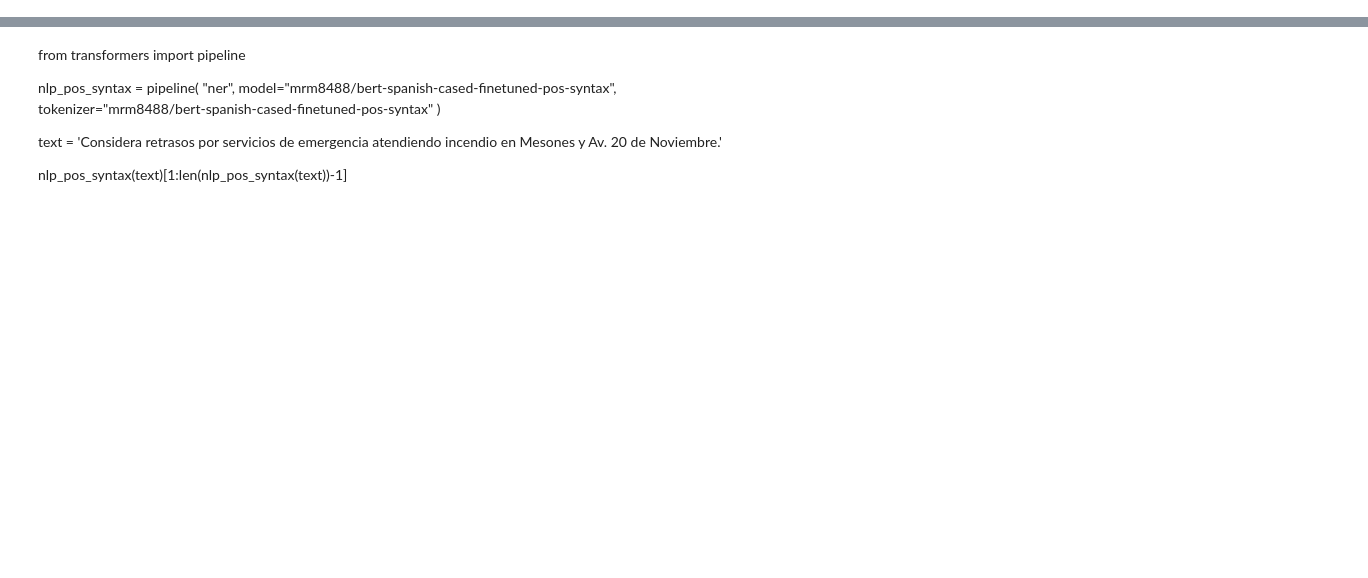
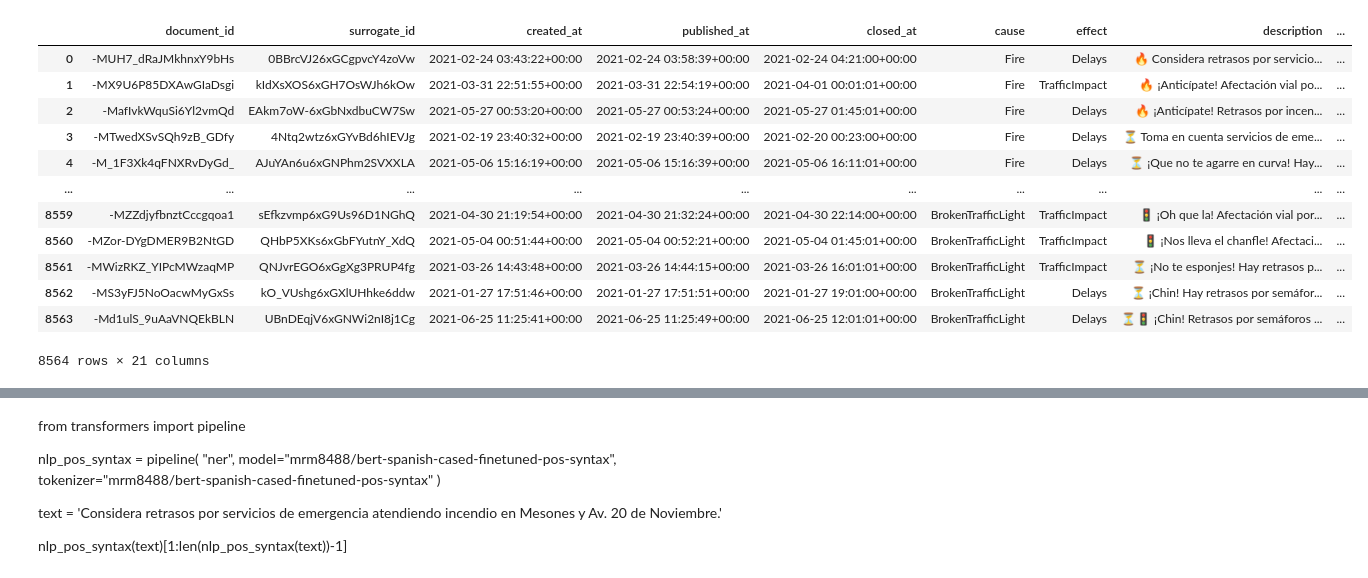
Before and after one commit to ComMutants/Capstone-WIMT, a Jupyter notebook: notebooks/WIMT_Capstone.ipynb, the cells around one changed output, grey strips where cells are left out. Cells and saved outputs as stored; diff of their text form; code cells hidden in the pictures; blank space fills up the shorter version.

```diff
--- a/notebooks/WIMT_Capstone.ipynb
+++ b/notebooks/WIMT_Capstone.ipynb
@@ -12,2 +12,2 @@ import torch
 # %%
-alert_df=pd.read_json("/Users/fortes/neuefische/Capstone-WIMT/data/alerts.json")
+alert_df=pd.read_json("/Users/chrisgilibert/neuefische/Capstone-WIMT/data/alerts.json")
@@ -33,0 +20,6 @@ notification_df
+# %%
+alert2= alert_df[['surrogate_id','agency']].set_index('surrogate_id')
+alert2= pd.get_dummies(alert2)
+# %%
+grouped_alert= alert2.groupby(by='surrogate_id').sum()
+grouped_alert.info()
@@ -33,0 +45,4 @@ notification_df
+# %%
+alert_df.drop(['agency'], axis=1, inplace=True)
+alert_df.drop_duplicates(subset='surrogate_id',inplace=True,ignore_index=True)
+alert_df.info()
@@ -33,0 +67,17 @@ notification_df
+# %%
+alert_df= pd.merge(alert_df,grouped_alert, on='surrogate_id' )
+alert_df
+# %% [output]
+|  | document_id | surrogate_id | created_at | published_at | closed_at | cause | effect | description | ... |
+| 0 | -MUH7_dRaJMkhnxY9bHs | 0BBrcVJ26xGCgpvcY4zoVw | 2021-02-24 03:43:22+00:00 | 2021-02-24 03:58:39+00:00 | 2021-02-24 04:21:00+00:00 | Fire | Delays | 🔥 Considera retrasos por servicio... | ... |
+| 1 | -MX9U6P85DXAwGIaDsgi | kIdXsXOS6xGH7OsWJh6kOw | 2021-03-31 22:51:55+00:00 | 2021-03-31 22:54:19+00:00 | 2021-04-01 00:01:01+00:00 | Fire | TrafficImpact | 🔥 ¡Anticípate! Afectación vial po... | ... |
+| 2 | -MafIvkWquSi6Yl2vmQd | EAkm7oW-6xGbNxdbuCW7Sw | 2021-05-27 00:53:20+00:00 | 2021-05-27 00:53:24+00:00 | 2021-05-27 01:45:01+00:00 | Fire | Delays | 🔥 ¡Anticípate! Retrasos por incen... | ... |
+| 3 | -MTwedXSvSQh9zB_GDfy | 4Ntq2wtz6xGYvBd6hIEVJg | 2021-02-19 23:40:32+00:00 | 2021-02-19 23:40:39+00:00 | 2021-02-20 00:23:00+00:00 | Fire | Delays | ⏳ Toma en cuenta servicios de eme... | ... |
+| 4 | -M_1F3Xk4qFNXRvDyGd_ | AJuYAn6u6xGNPhm2SVXXLA | 2021-05-06 15:16:19+00:00 | 2021-05-06 15:16:39+00:00 | 2021-05-06 16:11:01+00:00 | Fire | Delays | ⏳ ¡Que no te agarre en curva! Hay... | ... |
+| ... | ... | ... | ... | ... | ... | ... | ... | ... | ... |
+| 8559 | -MZZdjyfbnztCccgqoa1 | sEfkzvmp6xG9Us96D1NGhQ | 2021-04-30 21:19:54+00:00 | 2021-04-30 21:32:24+00:00 | 2021-04-30 22:14:00+00:00 | BrokenTrafficLight | TrafficImpact | 🚦 ¡Oh que la! Afectación vial por... | ... |
+| 8560 | -MZor-DYgDMER9B2NtGD | QHbP5XKs6xGbFYutnY_XdQ | 2021-05-04 00:51:44+00:00 | 2021-05-04 00:52:21+00:00 | 2021-05-04 01:45:01+00:00 | BrokenTrafficLight | TrafficImpact | 🚦 ¡Nos lleva el chanfle! Afectaci... | ... |
+| 8561 | -MWizRKZ_YIPcMWzaqMP | QNJvrEGO6xGgXg3PRUP4fg | 2021-03-26 14:43:48+00:00 | 2021-03-26 14:44:15+00:00 | 2021-03-26 16:01:01+00:00 | BrokenTrafficLight | TrafficImpact | ⏳ ¡No te esponjes! Hay retrasos p... | ... |
+| 8562 | -MS3yFJ5NoOacwMyGxSs | kO_VUshg6xGXlUHhke6ddw | 2021-01-27 17:51:46+00:00 | 2021-01-27 17:51:51+00:00 | 2021-01-27 19:01:00+00:00 | BrokenTrafficLight | Delays | ⏳ ¡Chin! Hay retrasos por semáfor... | ... |
+| 8563 | -Md1ulS_9uAaVNQEkBLN | UBnDEqjV6xGNWi2nI8j1Cg | 2021-06-25 11:25:41+00:00 | 2021-06-25 11:25:49+00:00 | 2021-06-25 12:01:01+00:00 | BrokenTrafficLight | Delays | ⏳🚦 ¡Chin! Retrasos por semáforos ... | ... |
+8564 rows × 21 columns
```
Also changed, not shown: parts of 22 cells of this notebook.
